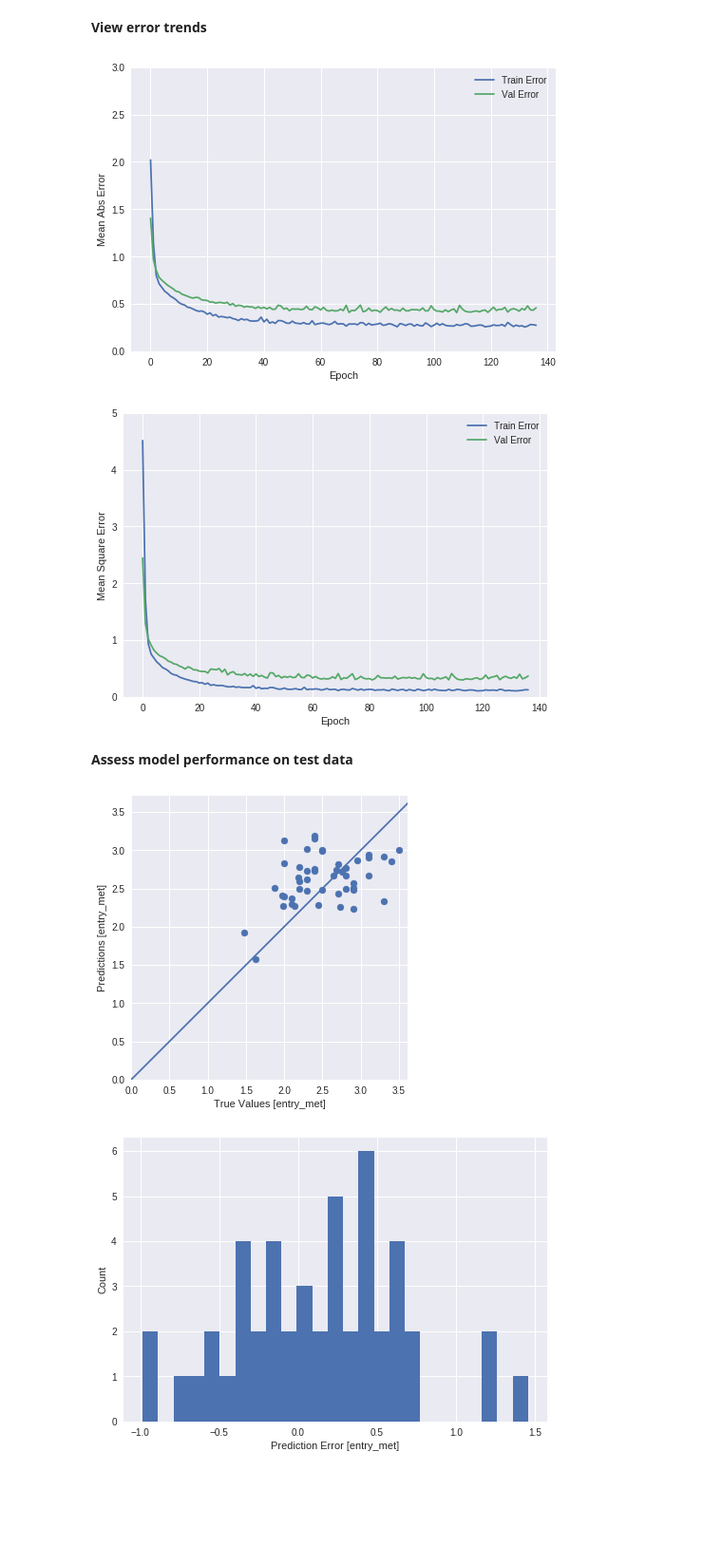
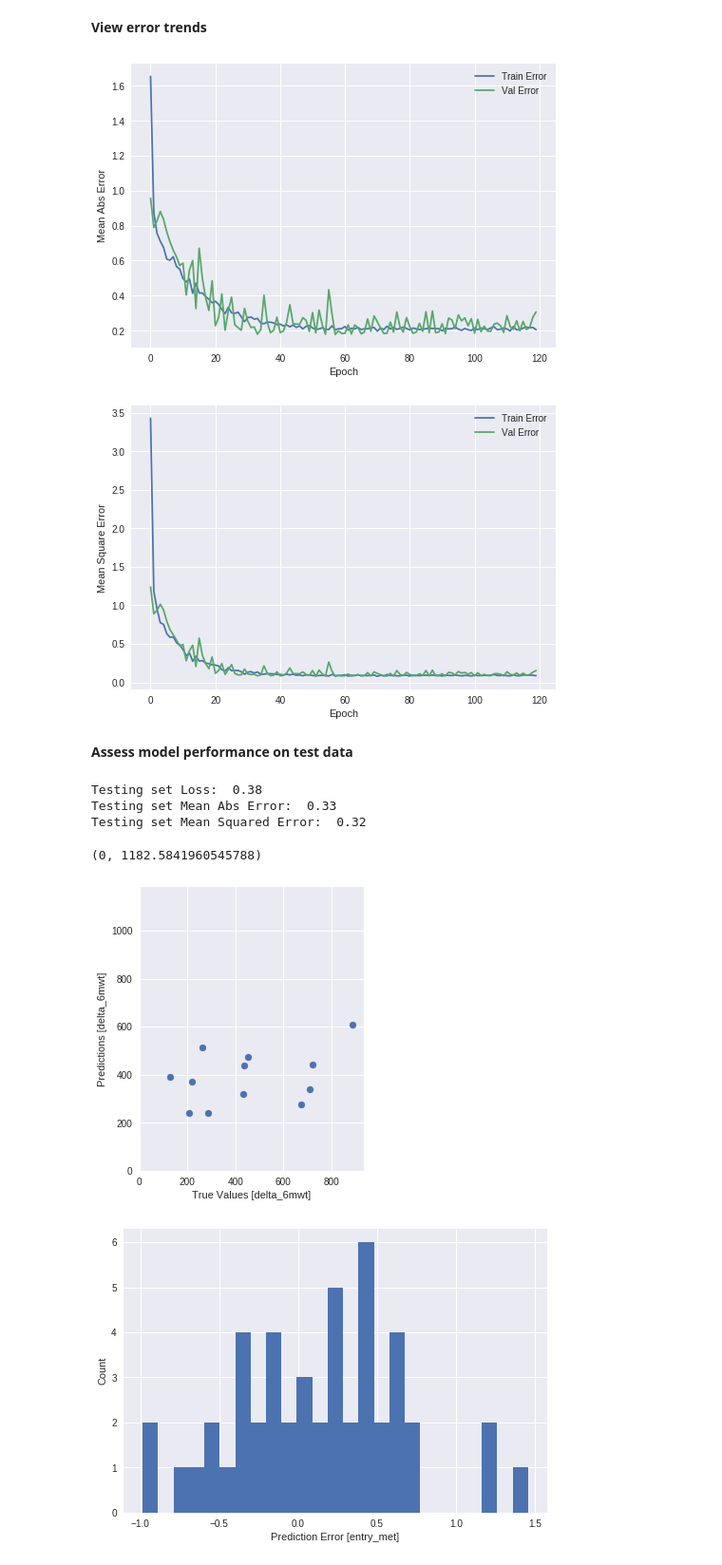
Before and after one commit to mrkevinlin/MLmed, a Jupyter notebook: keras_medicine.ipynb, the cells around one changed output. Shown: that part at 95% size. Saved outputs shown, nothing was run; the diff lists cells and outputs as text; code cells hidden in the pictures; blank space fills up the shorter version.

Commit message:
Implement trial switch to work on different targets

```diff
--- a/keras_medicine.ipynb
+++ b/keras_medicine.ipynb
@@ -123,3 +121,16 @@ Length: 28, dtype: int64
+# %%
+# Randomly or make sure there are some exit_6wmt data points?
+
+# Close the matlib plots from view stats to reduce memory usage
+plt.close('all')
+# Reset the dataframe
+patient_dataframe = patient_dataframe_original.copy()
+
+# Randomize and divide the data set into training and test sets
+train_dataframe = patient_dataframe.sample(frac=0.8, random_state=4)
+test_dataframe = patient_dataframe.drop(train_dataframe.index)
+
+#test_dataframe.describe()
 # %% [markdown]
 # **Create methods for cleaning up data**
 # %%
@@ -364,7 +402,7 @@ def plot_history(history):
   plt.plot(hist['epoch'], hist['val_mean_absolute_error'],
            label = 'Val Error')
   plt.legend()
-  plt.ylim([0,3])
+  #plt.ylim([0,3])
 
   plt.figure()
   plt.xlabel('Epoch')
@@ -374,31 +412,39 @@ def plot_history(history):
   plt.plot(hist['epoch'], hist['val_mean_squared_error'],
            label = 'Val Error')
   plt.legend()
-  plt.ylim([0,5])
+  #plt.ylim([0,5])
 
 plot_history(history)
 # %% [output]
-[figure, old version]
+[figure, new version]
-[figure, old version]
+[figure, new version]
 # %% [markdown]
 **Assess model performance on test data**
 # %%
-loss, mae, mse = model.evaluate(test_data, test_labels, verbose=0)
+test_features, test_label = process_data(test_dataframe)
+loss, mae, mse = model.evaluate(test_features, test_label, verbose=0)
 
+print("Testing set Loss: {:5.2f}".format(loss))
 print("Testing set Mean Abs Error: {:5.2f}".format(mae))
+print("Testing set Mean Squared Error: {:5.2f}".format(mse))
+# %% [output]
+Testing set Loss:  0.38
+Testing set Mean Abs Error:  0.33
+Testing set Mean Squared Error:  0.32
 # %%
-test_predictions = model.predict(test_data).flatten()
+test_predictions = model.predict(test_features).flatten()
 
-plt.scatter(test_labels, test_predictions)
-plt.xlabel('True Values ['+target_feature[0]+']')
-plt.ylabel('Predictions ['+target_feature[0]+']')
+plt.scatter(test_label, test_predictions)
+plt.xlabel('True Values [delta_6mwt]')
+plt.ylabel('Predictions [delta_6mwt]')
 plt.axis('equal')
 plt.axis('square')
 plt.xlim([0,plt.xlim()[1]])
 plt.ylim([0,plt.ylim()[1]])
-_ = plt.plot([-100, 100], [-100, 100])
+#_ = plt.plot([-100, 100], [-100, 100])
 # %% [output]
+(0, 1182.5841960545788)
-[figure, old version]
+[figure, new version]
 # %%
 error = test_predictions - test_labels
 plt.hist(error, bins = 25)
```
Also changed, not shown: parts of 11 cells of this notebook.
